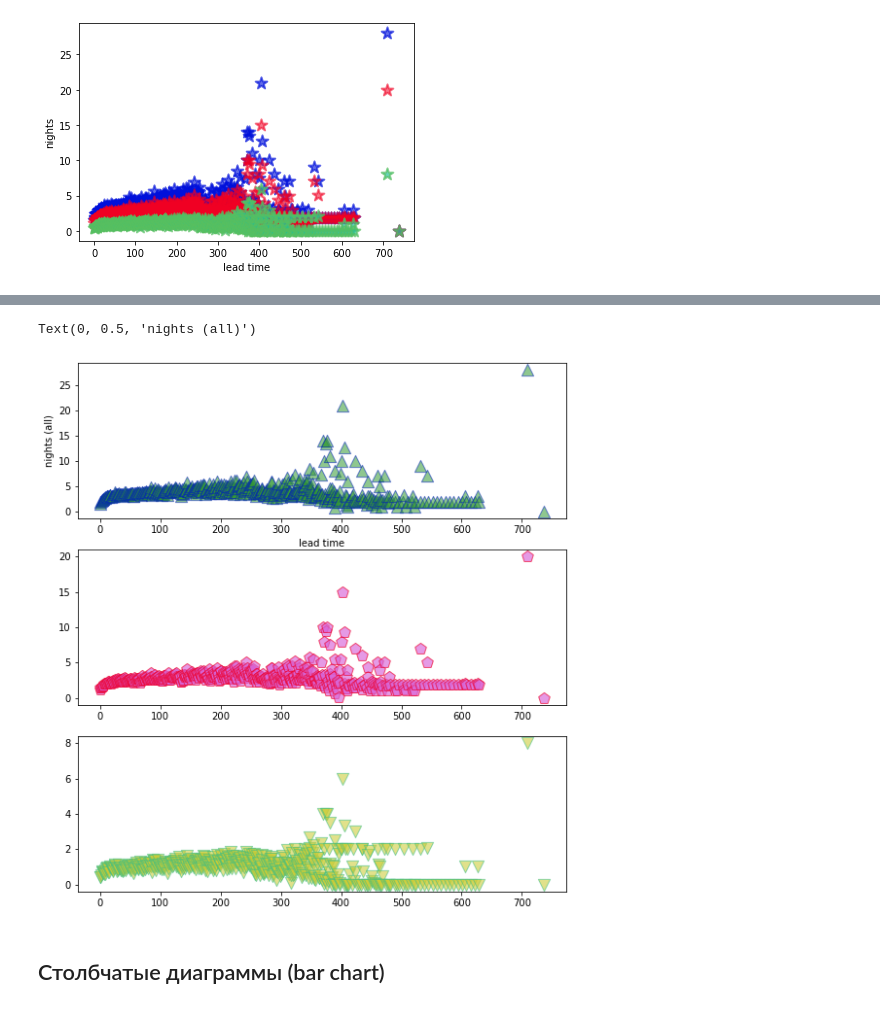
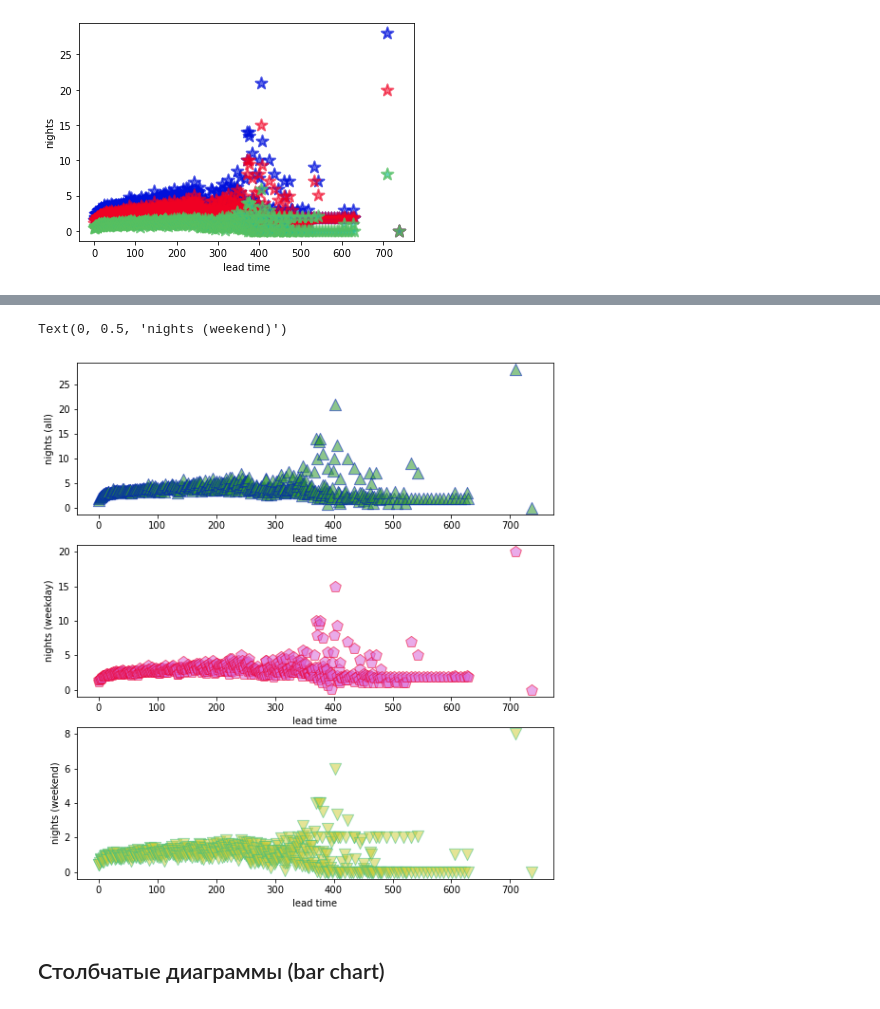
Before and after one commit to high-seeker/DS_HW, a Jupyter notebook: 09_matplotlib.ipynb, the cells around one changed output, grey strips where cells are left out. Saved outputs shown, nothing was run; the diff lists cells and outputs as text; code cells hidden in the pictures.

```diff
--- a/09_matplotlib.ipynb
+++ b/09_matplotlib.ipynb
@@ -233,33 +236,39 @@ Text(0, 0.5, 'nights')
 # %%
 r_c = random.uniform(0.5, 0.7)
 fig, ax = plt.subplots(3, 1, figsize=(9, 10))
 ax[0].scatter(df_lead_time_3.index,df_lead_time_3.all_days,
            color='#339933',
            edgecolors='#0020ba',
            alpha=r_c,
            s=150,
            marker="^")
 r_c = random.uniform(0.5, 0.7)
 ax[1].scatter(df_lead_time_3.index,df_lead_time_3.weekdays,
            color='#d866d8',
            edgecolors='#ef002b',
            alpha=r_c,
            s=150,
            marker="p")
 r_c = random.uniform(0.5, 0.7)
 ax[2].scatter(df_lead_time_3.index,df_lead_time_3.weekends,
            color='#cccc36',
            edgecolors='#40bf83',
            alpha=r_c,
            s=150,
            marker="v")
 
 
 ax[0].set_xlabel('lead time')
 ax[0].set_ylabel('nights (all)')
+
+ax[1].set_xlabel('lead time')
+ax[1].set_ylabel('nights (weekday)')
+
+ax[2].set_xlabel('lead time')
+ax[2].set_ylabel('nights (weekend)')
 # %% [output]
-Text(0, 0.5, 'nights (all)')
+Text(0, 0.5, 'nights (weekend)')
-[figure, old version]
+[figure, new version]
 # %% [markdown]
 ## Столбчатые диаграммы (bar chart)
 # %% [markdown]
```
Also changed, not shown: parts of 4 cells of this notebook.
